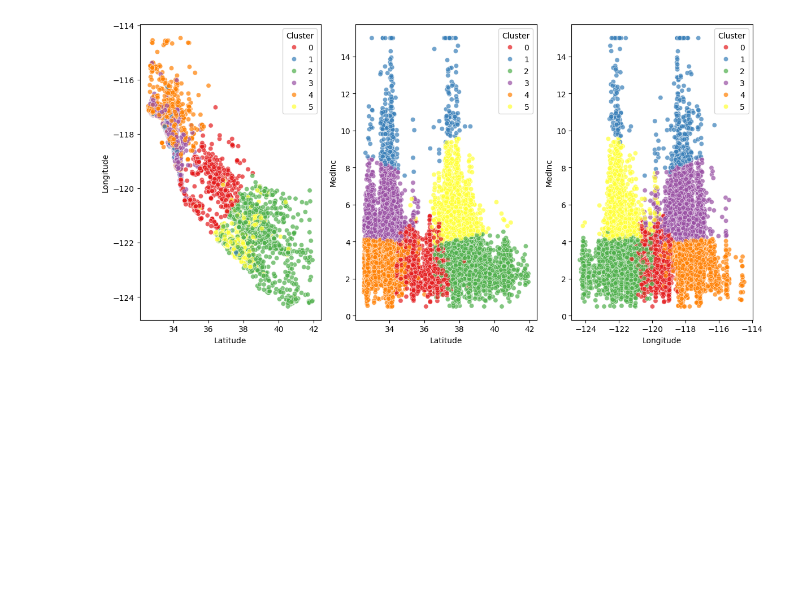
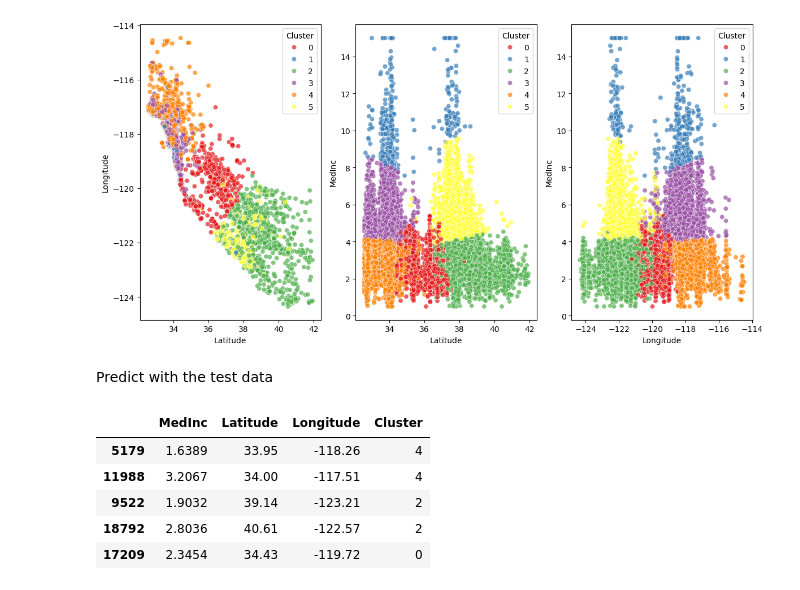
Before and after one commit to Elisag28/k-means, a Jupyter notebook: src/explore.ipynb, the cells around one changed output. Cells and saved outputs as stored; diff of their text form; code cells hidden in the pictures; blank space fills up the shorter version.

```diff
--- a/src/explore.ipynb
+++ b/src/explore.ipynb
@@ -70,3 +87,17 @@ plt.tight_layout()
 plt.show()
 # %% [output]
 [figure]
+# %% [markdown]
+Predict with the test data
+# %%
+pred_test = model_km.predict(X_test)
+y_test = pred_test.tolist()
+X_test["Cluster"] = y_test
+X_test.head()
+# %% [output]
+|  | MedInc | Latitude | Longitude | Cluster |
+| 5179 | 1.6389 | 33.95 | -118.26 | 4 |
+| 11988 | 3.2067 | 34.00 | -117.51 | 4 |
+| 9522 | 1.9032 | 39.14 | -123.21 | 2 |
+| 18792 | 2.8036 | 40.61 | -122.57 | 2 |
+| 17209 | 2.3454 | 34.43 | -119.72 | 0 |
```
Also changed, not shown: parts of 21 cells of this notebook, 2 other files.
